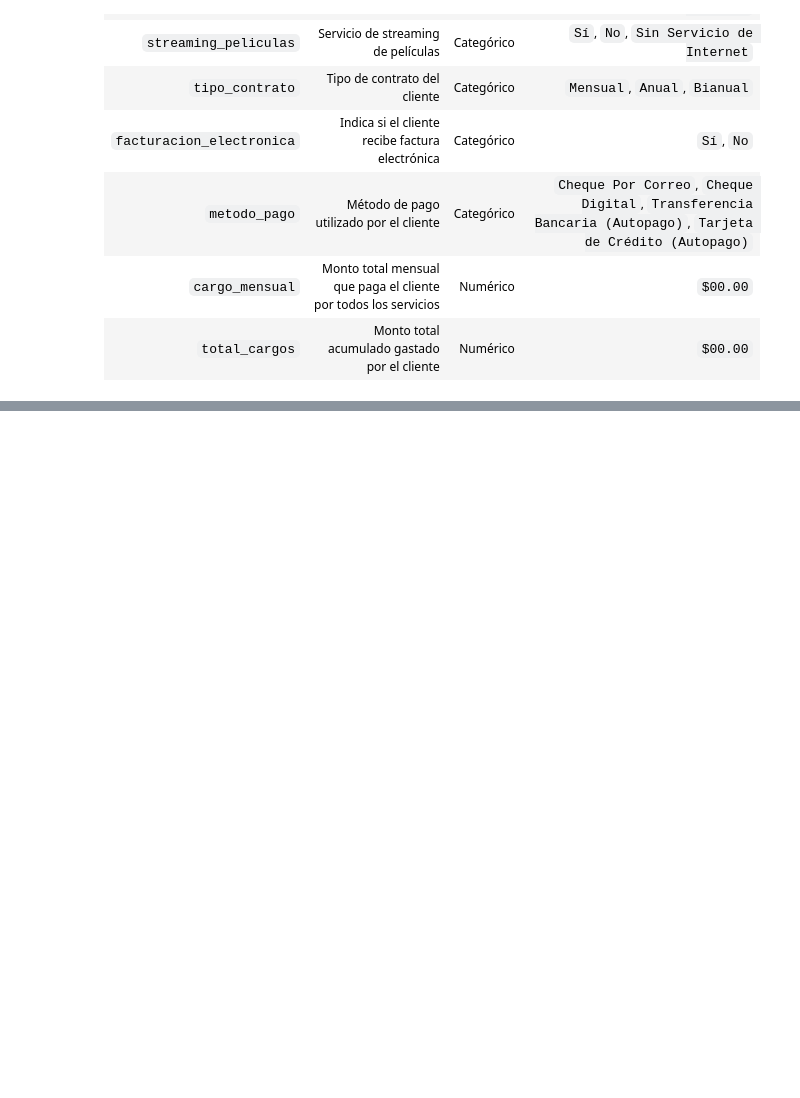
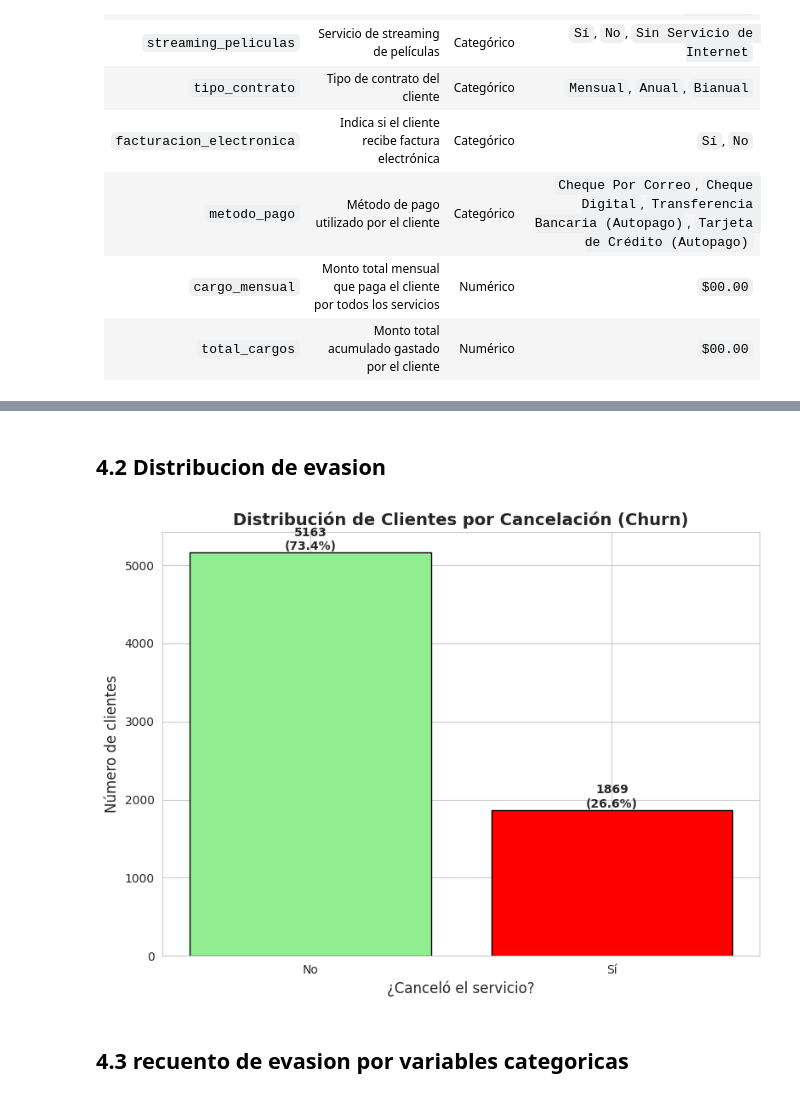
Before and after one commit to NULLPX-a/Alura-challenge-store, a Jupyter notebook: TelecomX_challenge_2.ipynb, the cells around one changed output, grey strips where cells are left out. Drawn from its saved outputs; the diff is of its cells as text; code cells hidden in the pictures; blank space fills up the shorter version.

```diff
--- a/TelecomX_challenge_2.ipynb
+++ b/TelecomX_challenge_2.ipynb
@@ -400,0 +434,30 @@ df
+# %% [markdown]
+## 4.2 Distribucion de evasion
+# %%
+import matplotlib.pyplot as plt
+import seaborn as sns
+
+sns.set_style("whitegrid")
+plt.rcParams['figure.figsize'] = (8, 6)
+
+conteo = df['cancelacion'].value_counts()
+porcentaje = df['cancelacion'].value_counts(normalize=True) * 100
+
+fig, ax = plt.subplots()
+barras = ax.bar(conteo.index, conteo.values, color=['lightgreen', 'red'], edgecolor='black')
+
+for barra, pct in zip(barras, porcentaje):
+    height = barra.get_height()
+    ax.text(barra.get_x() + barra.get_width()/2., height, f'{int(height)}\n({pct:.1f}%)', ha='center', va='bottom', fontsize=10, fontweight='bold')
+
+ax.set_xlabel('¿Canceló el servicio?', fontsize=12)
+ax.set_ylabel('Número de clientes', fontsize=12)
+ax.set_title('Distribución de Clientes por Cancelación (Churn)', fontsize=14, fontweight='bold')
+ax.set_axisbelow(True)
+
+plt.tight_layout()
+plt.show()
+# %% [output]
+[figure, added]
+# %% [markdown]
+## 4.3 recuento de evasion por variables categoricas
```
Also changed, not shown: parts of 10 cells of this notebook.
